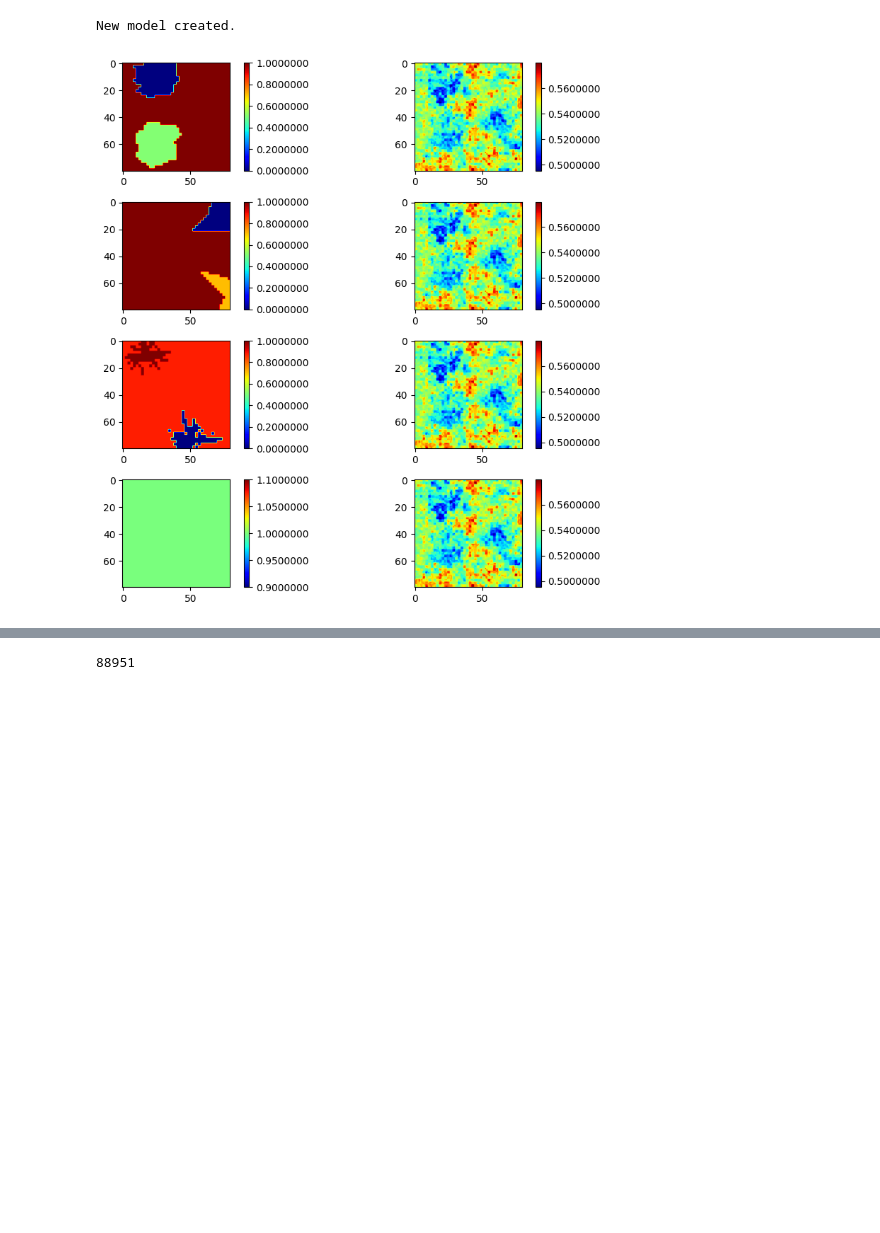
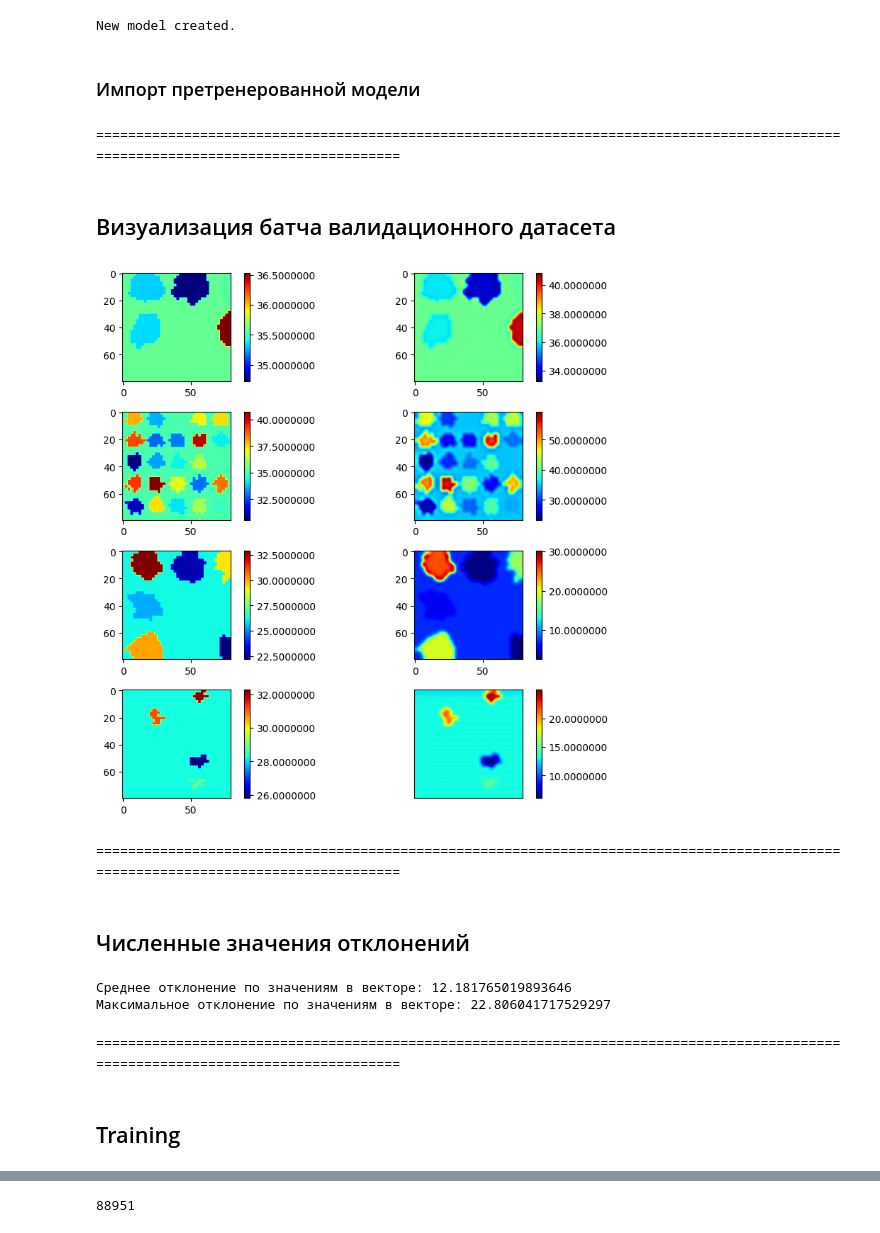
Before and after one commit to medaldev/DenoisingCNN, a Jupyter notebook: notebooks/reconstruct.ipynb, the cells around one changed output, grey strips where cells are left out. Drawn from its saved outputs; the diff is of its cells as text; code cells hidden in the pictures; blank space fills up the shorter version.

Commit message:
VQGan + Unet + Reconstion notebook

```diff
--- a/notebooks/reconstruct.ipynb
+++ b/notebooks/reconstruct.ipynb
@@ -63,4 +5,10 @@ def test_model():
 # %%
-from models import diffusion_models
+from applications.poly_features_environment import PolyFeaturesEnv
+import torch
+import models
+from common.fstream import read_tensor, read_matrix, rescale_array
 
-model = diffusion_models.Decoder(ch=)
+PATH_BASE = "/home/amedvedev/projects/python/DenoisingCNN"
+NAME_DATASET = "gcg19"
+env = PolyFeaturesEnv(name_model="model_19", name_dataset=NAME_DATASET, path_base=PATH_BASE,
+                      device_name="cuda:0")
@@ -72,12 +19,7 @@ from common.fstream import read_tensor, read_matrix, rescale_array
 # %%
-PATH_BASE = "/home/amedvedev/projects/python/DenoisingCNN"
-NAME_DATASET = "gcg19"
-env = PolyFeaturesEnv(name_model="model_18", name_dataset=NAME_DATASET, path_base=PATH_BASE,
-                      device="cuda:0")
-
-
+env.clear_features_and_targets()
 env \
-    .set_batch_size(4) \
+    .set_batch_size(train_batch_size=4, val_batch_size=4) \
     \
     .load_feature(
         width=40, height=80, feature_name="Uvych_abs_left.xls", mapper=read_matrix
@@ -90,8 +32,7 @@ env \
     ) \
 
 
-print(env.train_count)
-print(env.val_count)
+print(env.train_count, env.val_count)
 # %% [output]
 231
 16
@@ -97,0 +80,8 @@ print(env.val_count)
+# %%
+env.model = models.vqgan.VQGAN_mod(type('', (object, ),
+                                        {'image_channels': 1,
+                                         'latent_dim': 256,
+                                         'device': env.device_name,
+                                         'num_codebook_vectors': 1024,
+                                         'beta': 0.25})()) \
+             .to(env.device)
@@ -97,0 +90,2 @@ print(env.val_count)
+# %%
+env.model = models.UnetAutoencoder.UNetAuto(num_channels=1, num_out_channels=1, max_features=1024).to(env.device)
@@ -100,9 +96,42 @@ env.init_model(ConvTwoToOne)
 # %% [output]
 New model created.
+# %% [markdown]
+### Импорт претренерованной модели
 # %%
 env.load_model(model_type="pt")
+# %% [markdown]
+===================================================================================================================================
+# %% [markdown]
+## Визуализация батча валидационного датасета
 # %%
-env.plot_batch(6)
+env.plot_batch(0)
 # %% [output]
-[figure, old version]
+[figure, new version]
+# %% [markdown]
+===================================================================================================================================
+# %% [markdown]
+## Численные значения отклонений
+# %%
+def test():
+    losses = []
+    with torch.no_grad():
+
+        for row in zip(*env.val_features_loaders + [env.val_target_loader]):
+            data_features = list(row)
+            data_target = data_features.pop()
+            outputs = env.model(*data_features)
+            loss = torch.max(torch.abs(outputs - data_target))
+            losses.append(loss.detach().tolist())
+
+    print("Среднее отклонение по значениям в векторе:", sum(losses) / len(losses))
+    print("Максимальное отклонение по значениям в векторе:", max(losses))
+
+test()
+# %% [output]
+Среднее отклонение по значениям в векторе: 12.181765019893646
+Максимальное отклонение по значениям в векторе: 22.806041717529297
+# %% [markdown]
+===================================================================================================================================
+# %% [markdown]
+## Training
 # %%
```
Also changed, not shown: parts of 23 cells of this notebook, 20 other files.
